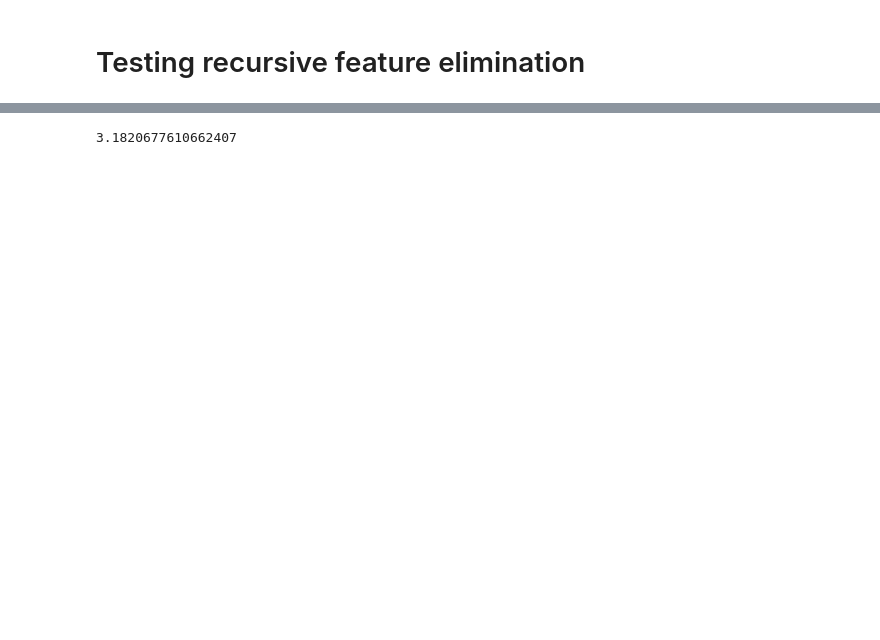
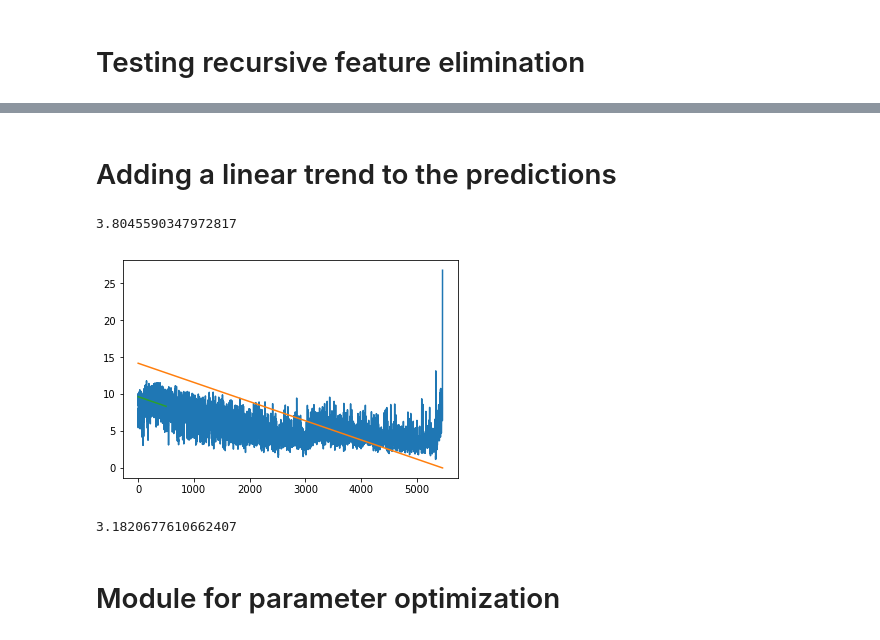
Before and after one commit to SIakovlev/LANL-Earthquake, a Jupyter notebook: src/feature_elimination/feature_elimination.ipynb, the cells around one changed output, grey strips where cells are left out. Drawn from its saved outputs; the diff is of its cells as text; code cells hidden in the pictures; blank space fills up the shorter version.

```diff
--- a/src/feature_elimination/feature_elimination.ipynb
+++ b/src/feature_elimination/feature_elimination.ipynb
@@ -290,20 +311,0 @@ print(mae(y_EQ2,selector_recursive.predict(new_X_EQ2)))
-# %%
-# Simple Validation
-data_path = '/home/pavel/Documents/0Research/Projects/LANL-Earthquake/data/EQs/EQ_3.h5'
-df_EQ3 = pd.read_hdf(data_path, key = 'table')
-df_EQ3.columns = ['s','ttf']
-config_path = "/home/pavel/Documents/0Research/Projects/LANL-Earthquake/src/configs/dp_config.json"
-with open(config_path, 'rb') as config:
-    params = json.load(config)
-
-routines = params['routines']
-default_window_size = params['window_size']
-df_EQ3 = process_df(df_EQ3, routines,default_window_size, df_path = '../data/test_EQ3')
-
-X_EQ3 = df_EQ3.loc[:, df_EQ3.columns != 'ttf']
-X_EQ3 = np.array(X_EQ3)
-X_EQ3 = scaler.transform(X_EQ3)
-
-new_X_EQ3 = X_EQ3[:,selector_univariate.get_support()]
-new_X_EQ3_cols = df_EQ3.columns[:-1][list(selector_univariate.get_support())]
-y_EQ3 = df_EQ3['ttf']
@@ -370,0 +312,3 @@ Index(['w_psd(s, window_size=10000, fs=4000000.0)',
+# %%
+X_EQ3_u, X_cols_EQ3_u = eliminate_features(selector_univariate, X_EQ3, X_cols_EQ3)
+X_EQ3_r, X_cols_EQ3_r = eliminate_features(selector_recursive, X_EQ3_u, X_cols_EQ3_u)
@@ -371 +353,23 @@ Index(['w_psd(s, window_size=10000, fs=4000000.0)',
+# %% [markdown]
+# Adding a linear trend to the predictions
+# %%
+from scipy import stats
+y_EQ3_predictions = estimator_r.predict(X_EQ3_r)
+slope = (y_EQ3[-1] - y_EQ3[0])/len(y_EQ3)
+
+def get_trend(predictions, slope):
+    x = np.arange(len(predictions))
+    B = -2*np.sum(predictions - slope*x)
+    A = len(predictions)
+    b = -B/(2*A)
+    return np.maximum((slope*x + b),0), slope, b
+
+trended_predictions_EQ3, slope, b = get_trend(y_EQ3_predictions[:500], slope)
+plt.plot(y_EQ3_predictions)
+plt.plot(y_EQ3)
+plt.plot(trended_predictions_EQ3)
+mae(y_EQ3, np.maximum(slope*np.arange(len(y_EQ3)) + b,0))
+# %% [output]
+3.8045590347972817
+[figure, added]
 # %%
@@ -373,3 +377,5 @@ new_X_EQ2_cols = df_EQ2.columns[:-1][list(model.get_support())]
 print(mae(y_EQ3,regressor.predict(X_EQ3)))
 # %% [output]
 3.1820677610662407
+# %% [markdown]
+# Module for parameter optimization
```
Also changed, not shown: parts of 20 cells of this notebook, 7 other files.
